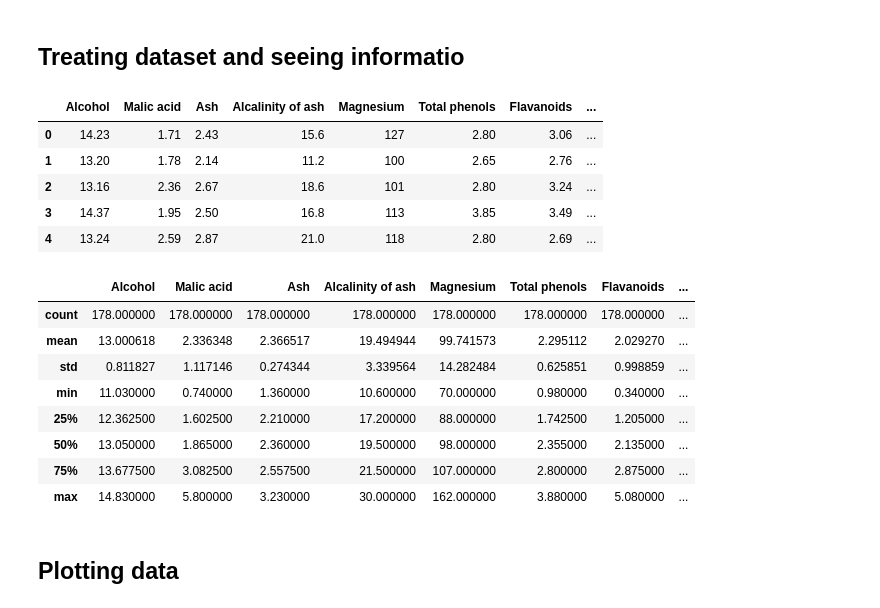
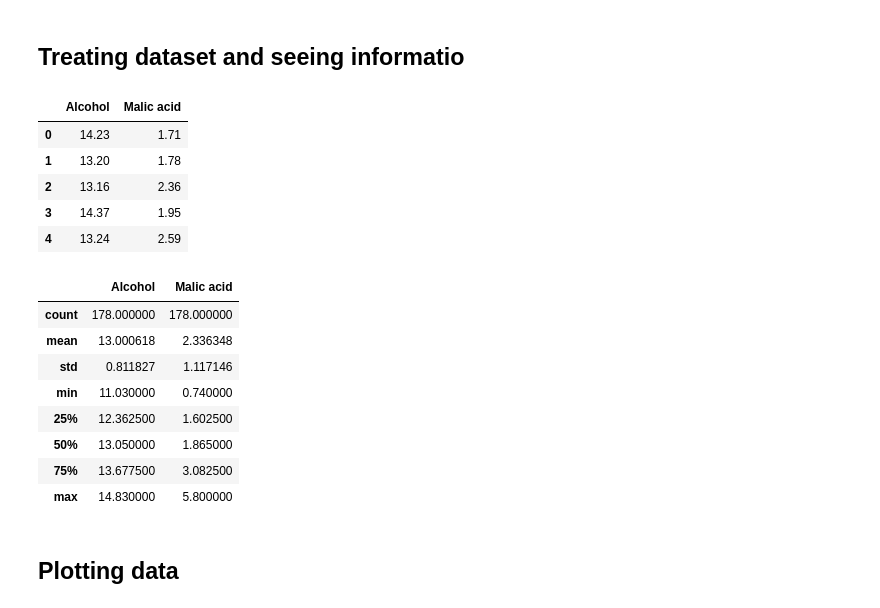
Before and after one commit to Joyvixtor/clustering_project, a Jupyter notebook: main.ipynb, the cells around one changed output. Drawn from its saved outputs; the diff is of its cells as text; code cells hidden in the pictures.

```diff
--- a/main.ipynb
+++ b/main.ipynb
@@ -15,31 +15,29 @@ import os
 # %%
 #wine dataset
 #names = creating a header to wine dataset
-df = pd.read_csv("https://archive.ics.uci.edu/ml/machine-learning-databases/wine/wine.data", names= ['trash','Alcohol',
-'Malic acid','Ash','Alcalinity of ash','Magnesium', 'Total phenols', 'Flavanoids',
-'Nonflavanoid phenols', 'Proanthocyanins', 'Color intensity', 'Hue', 'OD280/OD315 of diluted wines', 'Proline'])
+df = pd.read_csv("https://archive.ics.uci.edu/ml/machine-learning-databases/wine/wine.data", usecols=[1, 2],
+                 names=['Alcohol', 'Malic acid'])
 
-#wine dataset has a unnecessary column and .drop delete it
-df.drop('trash', inplace=True, axis=1)
+#considering only the alcohol and malic acid from the wine dataset
 df.head()
 # %% [output]
-|  | Alcohol | Malic acid | Ash | Alcalinity of ash | Magnesium | Total phenols | Flavanoids | ... |
-| 0 | 14.23 | 1.71 | 2.43 | 15.6 | 127 | 2.80 | 3.06 | ... |
-| 1 | 13.20 | 1.78 | 2.14 | 11.2 | 100 | 2.65 | 2.76 | ... |
-| 2 | 13.16 | 2.36 | 2.67 | 18.6 | 101 | 2.80 | 3.24 | ... |
-| 3 | 14.37 | 1.95 | 2.50 | 16.8 | 113 | 3.85 | 3.49 | ... |
-| 4 | 13.24 | 2.59 | 2.87 | 21.0 | 118 | 2.80 | 2.69 | ... |
+|  | Alcohol | Malic acid |
+| 0 | 14.23 | 1.71 |
+| 1 | 13.20 | 1.78 |
+| 2 | 13.16 | 2.36 |
+| 3 | 14.37 | 1.95 |
+| 4 | 13.24 | 2.59 |
 # %%
 df.describe(include = "all")
 # %% [output]
-|  | Alcohol | Malic acid | Ash | Alcalinity of ash | Magnesium | Total phenols | Flavanoids | ... |
-| count | 178.000000 | 178.000000 | 178.000000 | 178.000000 | 178.000000 | 178.000000 | 178.000000 | ... |
-| mean | 13.000618 | 2.336348 | 2.366517 | 19.494944 | 99.741573 | 2.295112 | 2.029270 | ... |
-| std | 0.811827 | 1.117146 | 0.274344 | 3.339564 | 14.282484 | 0.625851 | 0.998859 | ... |
-| min | 11.030000 | 0.740000 | 1.360000 | 10.600000 | 70.000000 | 0.980000 | 0.340000 | ... |
-| 25% | 12.362500 | 1.602500 | 2.210000 | 17.200000 | 88.000000 | 1.742500 | 1.205000 | ... |
-| 50% | 13.050000 | 1.865000 | 2.360000 | 19.500000 | 98.000000 | 2.355000 | 2.135000 | ... |
-| 75% | 13.677500 | 3.082500 | 2.557500 | 21.500000 | 107.000000 | 2.800000 | 2.875000 | ... |
-| max | 14.830000 | 5.800000 | 3.230000 | 30.000000 | 162.000000 | 3.880000 | 5.080000 | ... |
+|  | Alcohol | Malic acid |
+| count | 178.000000 | 178.000000 |
+| mean | 13.000618 | 2.336348 |
+| std | 0.811827 | 1.117146 |
+| min | 11.030000 | 0.740000 |
+| 25% | 12.362500 | 1.602500 |
+| 50% | 13.050000 | 1.865000 |
+| 75% | 13.677500 | 3.082500 |
+| max | 14.830000 | 5.800000 |
 # %% [markdown]
 ## Plotting data
```
Also changed, not shown: parts of 7 cells of this notebook.
